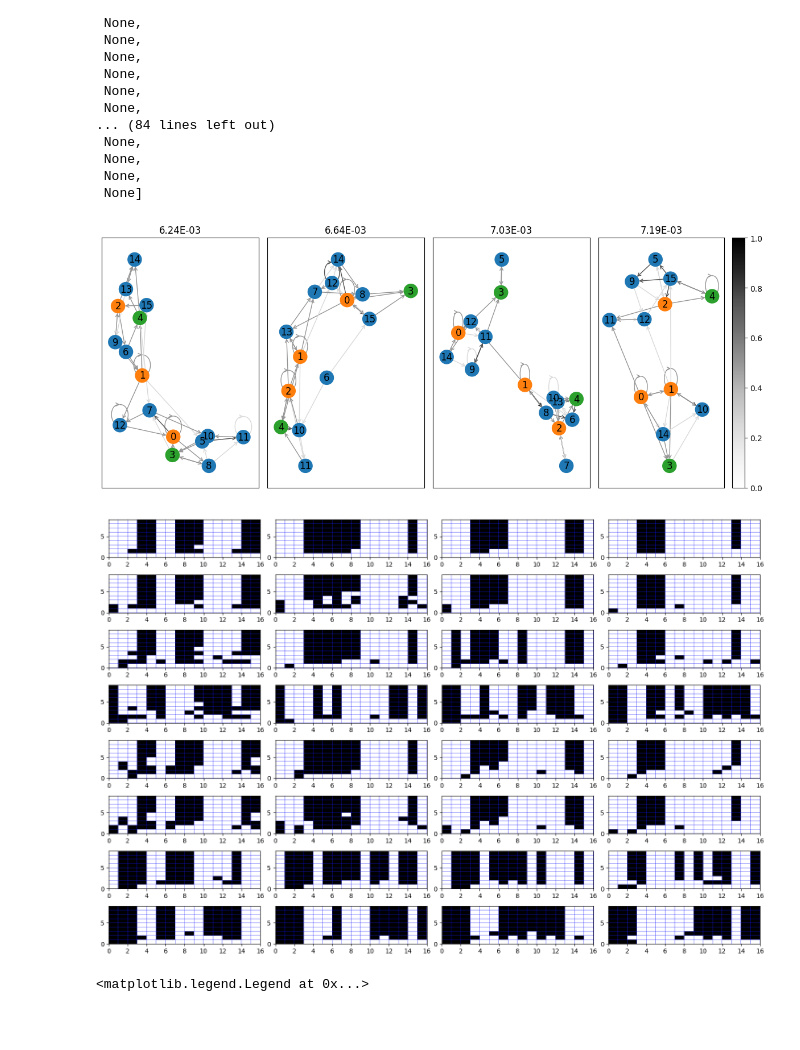
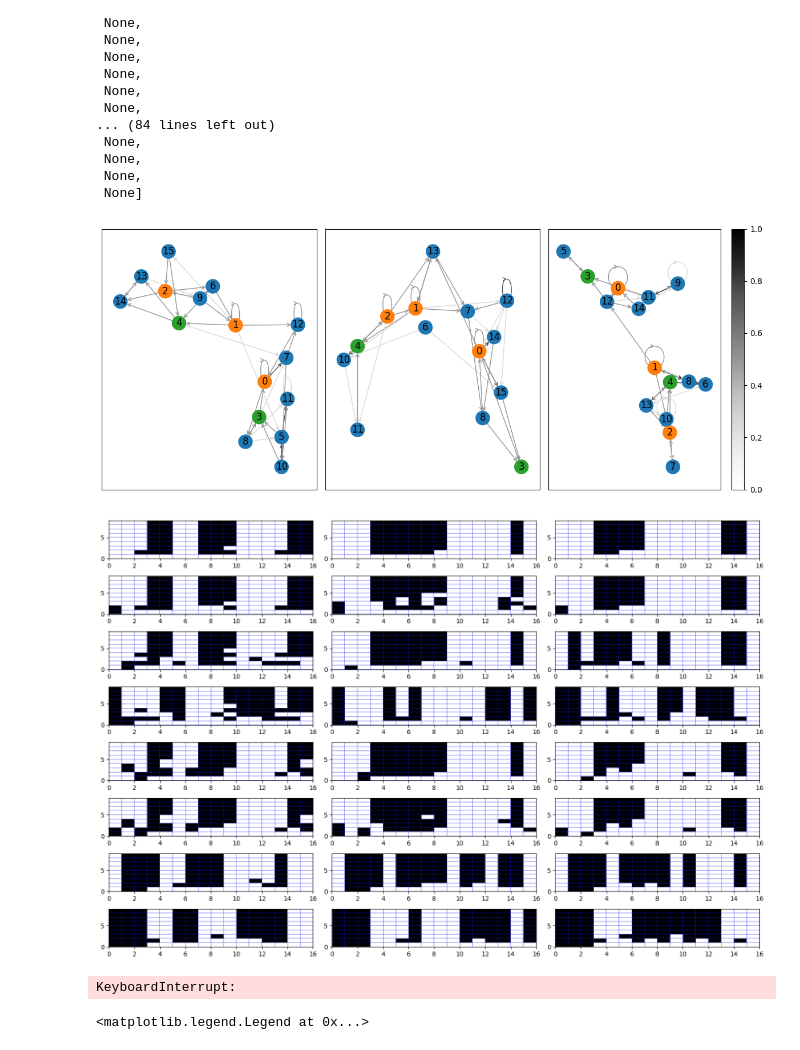
Before and after one commit to trevormccrt/gpuaffman_networks, a Jupyter notebook: genetics/analysis/shared_and_task_results.ipynb, the cells around one changed output. Cells and saved outputs as stored; diff of their text form; code cells hidden in the pictures; blank space fills up the shorter version.

```diff
--- a/genetics/analysis/shared_and_task_results.ipynb
+++ b/genetics/analysis/shared_and_task_results.ipynb
@@ -25,7 +25,7 @@ best_conn = np.expand_dims(data["connectivity"], 1)
 best_used_conn = np.expand_dims(data["used_connectivity"], 1)
 batched_input_state = np.broadcast_to(np.expand_dims(np.expand_dims(input_state, 1), 1), (input_state.shape[0], np.shape(best_functions)[0], 1, N)).astype(np.bool_)
 # %%
-best_functions, best_conn, best_used_conn, sorted_perfs =  analysis_util.sort_by_performance(cp.array(batched_input_state), cp.array(best_functions), cp.array(best_conn), cp.array(best_used_conn), tasks.evaluate_shared_and_task)
+best_functions, best_conn, best_used_conn, sorted_perfs, _ =  analysis_util.sort_by_performance(cp.array(batched_input_state), cp.array(best_functions), cp.array(best_conn), cp.array(best_used_conn), tasks.evaluate_shared_and_task)
 # %%
 import importlib
 importlib.reload(general_network_visualization)
@@ -53,28 +53,27 @@ graphs = [general_network_visualization.influence_graph_from_ragged_spec(f[0, :,
 # %%
 test = cp.asnumpy(best_conn[0, 0, :, :])
 import importlib
 importlib.reload(general_network_visualization)
-best_to_plot = 4
+best_to_plot = 3
 to_plot = graphs[:best_to_plot]
 fig, axs = plt.subplots(ncols=len(to_plot), figsize=(12,5))
 node_colors = ["C0"] * int(N)
 node_colors[0] = "C1"
 node_colors[1] = "C1"
 node_colors[2] = "C1"
 node_colors[3] = "C2"
 node_colors[4] = "C2"
 
 
 
 for i, (g, ax, err) in enumerate(zip(graphs, axs, sorted_perfs[:best_to_plot])):
-    pos = nx.spring_layout(g, iterations=40)
+    pos = nx.spring_layout(g, iterations=30)
     colorbar = True if i==best_to_plot-1 else False
     general_network_visualization.plot_network_directed(g, pos, ax, node_colors[:len(g.nodes)], colorbar=colorbar)
-    ax.set_title("{:.2E}".format(err))
 fig.tight_layout()
-plt.savefig(os.path.join(plt_save_dir, "shared_and_organisms.png"), dpi=400)
+plt.savefig(os.path.join(plt_save_dir, "shared_and_organisms.svg"))
 # %% [output]
-[figure, old version]
+[figure, new version]
 # %%
 influence = analysis_util.compute_influence(cp.asnumpy(best_functions[:2, 0, ...]))
 # %%
@@ -89,11 +88,13 @@ for i in range(best_to_plot):
         axs[j, i].pcolor(cp.asnumpy(example_trajs[:, k, i, :]), cmap="Greys", linewidth=0.3, edgecolors="blue")
 fig.tight_layout()
 # %% [output]
-[figure, old version]
+[figure, new version]
 # %%
 physical_error_rates = np.linspace(start=0, stop=0.01, num=20)
 logical_error_rates = analysis_util.generate_ft_curve(physical_error_rates, cp.array(batched_input_state), cp.array(best_functions), cp.array(best_conn), cp.array(best_used_conn), tasks.evaluate_shared_and_task, n_traj=5000)
 logical_error_rates = cp.asnumpy(logical_error_rates)
+# %% [output]
+KeyboardInterrupt:
 # %%
 fig, axs = plt.subplots()
 logical_error_rates = np.array(logical_error_rates)
```
Also changed, not shown: parts of 1 cell of this notebook, 10 other files.
